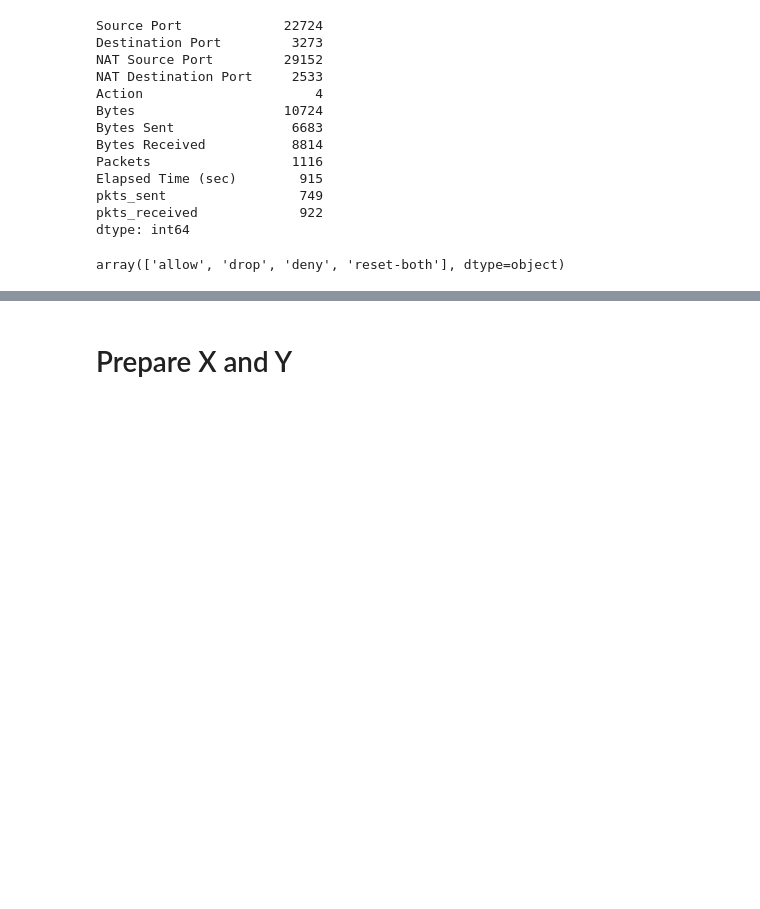
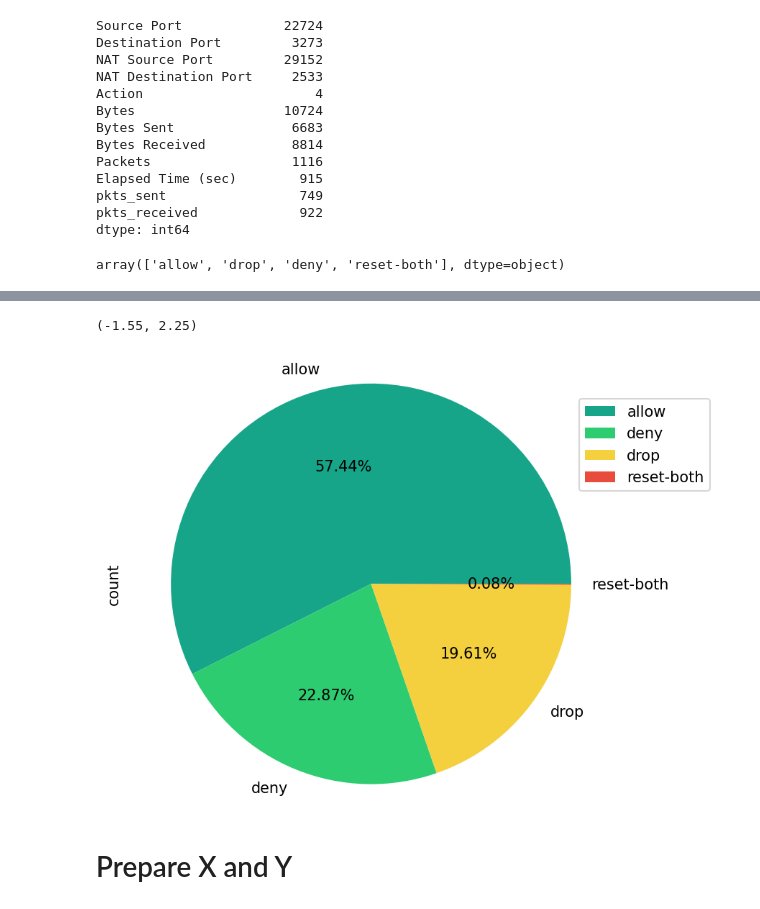
Before and after one commit to HikariJadeEmpire/Firewall_Classifier, a Jupyter notebook: ML_Firewall.ipynb, the cells around one changed output, grey strips where cells are left out. Saved outputs shown, nothing was run; the diff lists cells and outputs as text; code cells hidden in the pictures; blank space fills up the shorter version.

```diff
--- a/ML_Firewall.ipynb
+++ b/ML_Firewall.ipynb
@@ -99,3 +100,6 @@ dtype: int64
 df["Action"].unique()
 # %% [output]
 array(['allow', 'drop', 'deny', 'reset-both'], dtype=object)
+# %%
+action = df.groupby('Action').size().to_frame( 'count' )
+action
@@ -102,3 +113,21 @@ array(['allow', 'drop', 'deny', 'reset-both'], dtype=object)
+# %%
+# Inspect 'Action' column
+
+plt.figure(figsize=(7,7),dpi=150)
+ax = plt.gca()
+action.plot( kind='pie',
+             y='count',
+             labels=action.index,
+             radius=1.3,
+             colors = [ '#17A589','#2ECC71','#F4D03F','#E74C3C' ],
+             autopct='%0.2f%%',
+             ax=ax
+          )
+left, right = ax.get_xlim()
+ax.set_xlim(left-0.3, right+1)
+# %% [output]
+(-1.55, 2.25)
+[figure, added]
 # %% [markdown]
 # Prepare X and Y
 # %%
```
Also changed, not shown: parts of 2 cells of this notebook.
